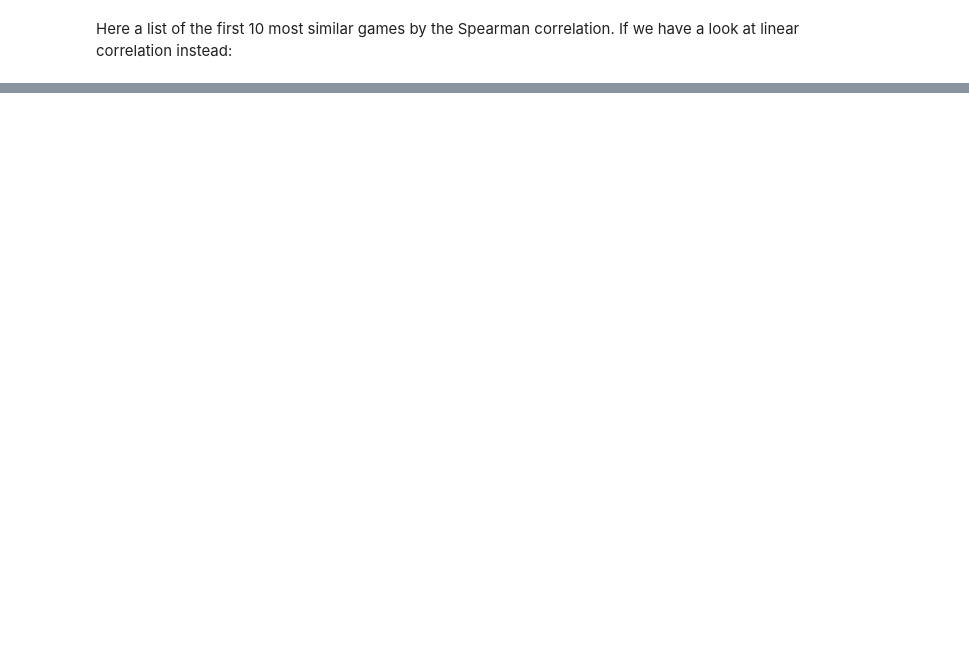
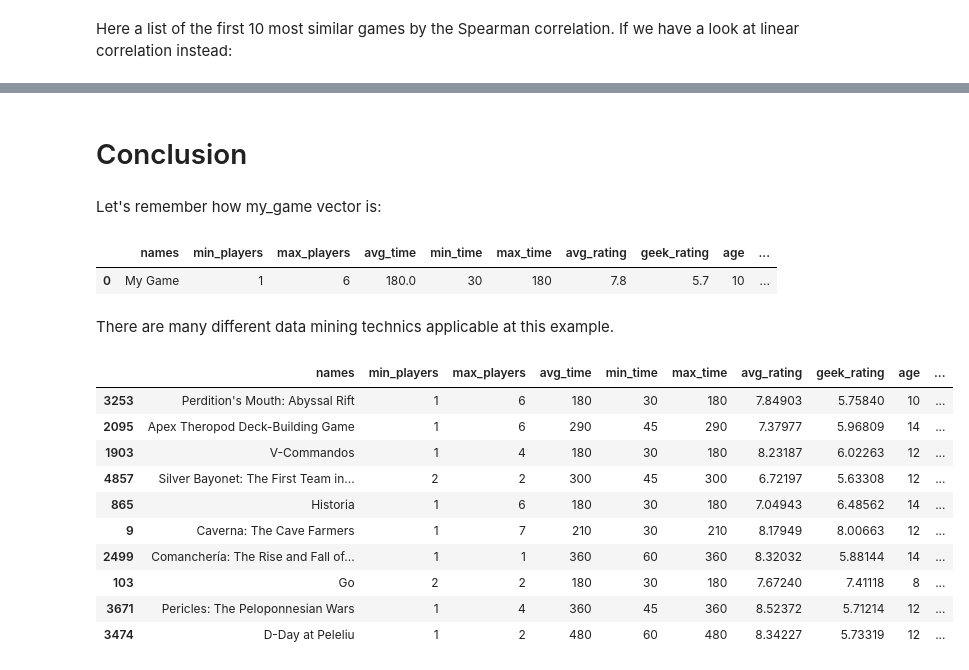
Before and after one commit to dongiovy/Jato, a Jupyter notebook: Models_to_derive_similarity.ipynb, the cells around one changed output, grey strips where cells are left out. Drawn from its saved outputs; the diff is of its cells as text; code cells hidden in the pictures; blank space fills up the shorter version.

```diff
--- a/Models_to_derive_similarity.ipynb
+++ b/Models_to_derive_similarity.ipynb
@@ -163,0 +309,26 @@ game_pear.head(10)
+# %% [markdown]
+# Conclusion
+# %% [markdown]
+Let's remember how my_game vector is:
+# %%
+my_game
+# %% [output]
+|  | names | min_players | max_players | avg_time | min_time | max_time | avg_rating | geek_rating | age | ... |
+| 0 | My Game | 1 | 6 | 180.0 | 30 | 180 | 7.8 | 5.7 | 10 | ... |
+# %% [markdown]
+There are many different data mining technics applicable at this example.
+# %%
+game_spear = game_spear.sort_values(['pearson'], ascending=[False])
+game_spear.head(10)
+# %% [output]
+|  | names | min_players | max_players | avg_time | min_time | max_time | avg_rating | geek_rating | age | ... |
+| 3253 | Perdition's Mouth: Abyssal Rift | 1 | 6 | 180 | 30 | 180 | 7.84903 | 5.75840 | 10 | ... |
+| 2095 | Apex Theropod Deck-Building Game | 1 | 6 | 290 | 45 | 290 | 7.37977 | 5.96809 | 14 | ... |
+| 1903 | V-Commandos | 1 | 4 | 180 | 30 | 180 | 8.23187 | 6.02263 | 12 | ... |
+| 4857 | Silver Bayonet: The First Team in... | 2 | 2 | 300 | 45 | 300 | 6.72197 | 5.63308 | 12 | ... |
+| 865 | Historia | 1 | 6 | 180 | 30 | 180 | 7.04943 | 6.48562 | 14 | ... |
+| 9 | Caverna: The Cave Farmers | 1 | 7 | 210 | 30 | 210 | 8.17949 | 8.00663 | 12 | ... |
+| 2499 | Comanchería: The Rise and Fall of... | 1 | 1 | 360 | 60 | 360 | 8.32032 | 5.88144 | 14 | ... |
+| 103 | Go | 2 | 2 | 180 | 30 | 180 | 7.67240 | 7.41118 | 8 | ... |
+| 3671 | Pericles: The Peloponnesian Wars | 1 | 4 | 360 | 45 | 360 | 8.52372 | 5.71214 | 12 | ... |
+| 3474 | D-Day at Peleliu | 1 | 2 | 480 | 60 | 480 | 8.34227 | 5.73319 | 12 | ... |
```
Also changed, not shown: parts of 37 cells of this notebook, 1 other file.
